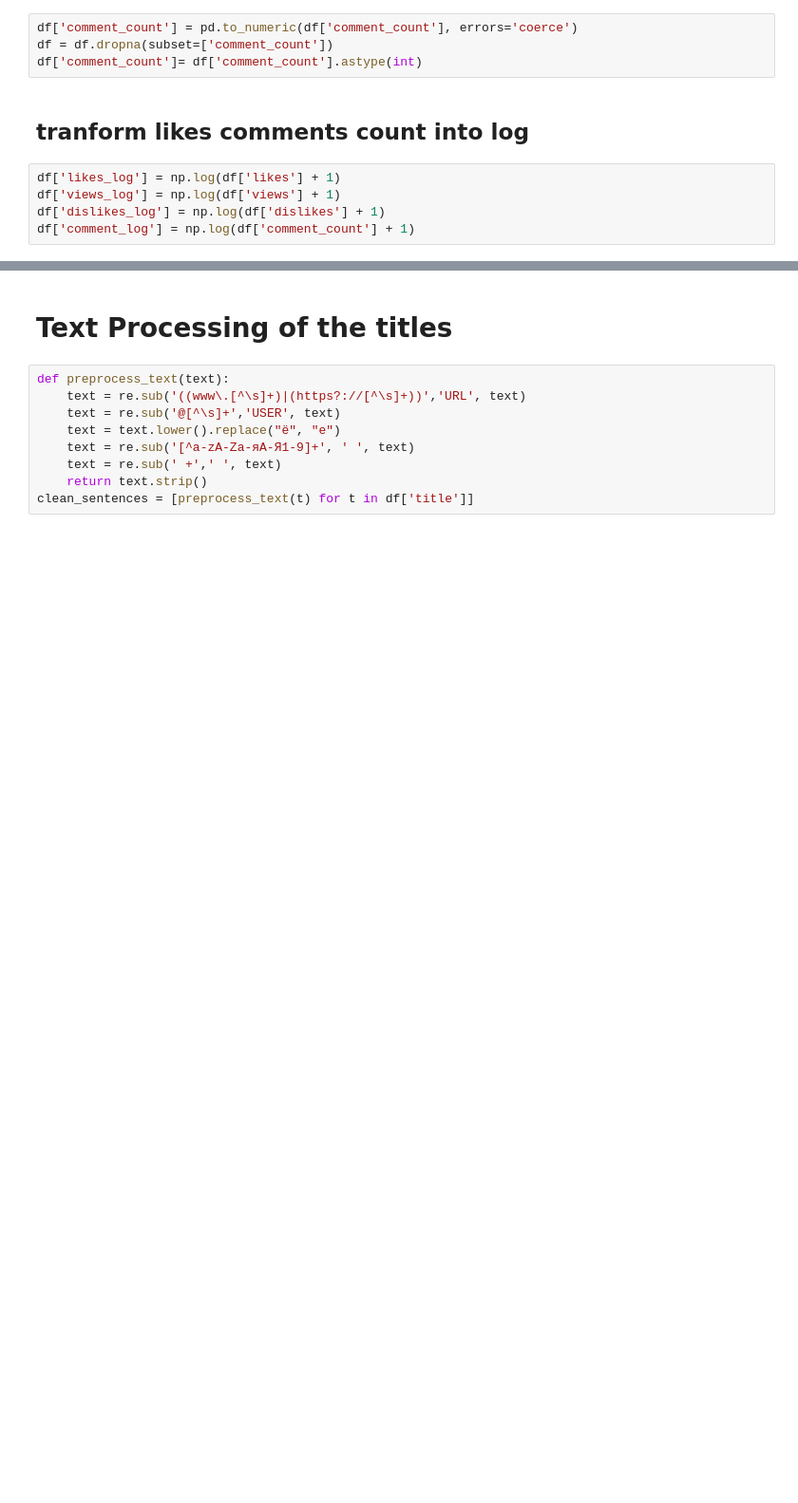
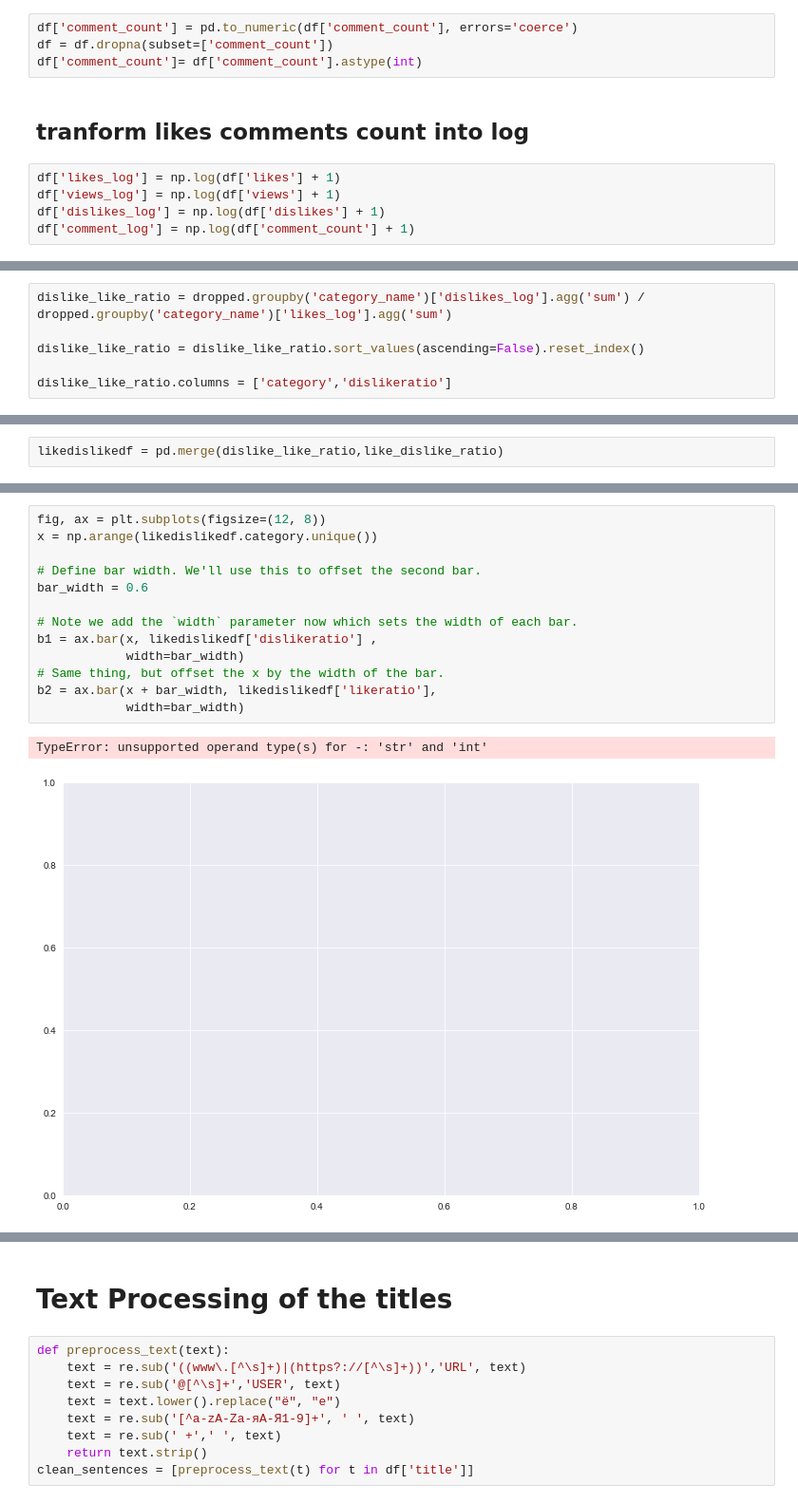
Before and after one commit to rockinhumingbird/Mod5, a Jupyter notebook: EDA and feature engineering of the title.ipynb, the cells around one changed output, grey strips where cells are left out. Shown at 95% size. Drawn from its saved outputs; the diff is of its cells as text; blank space fills up the shorter version.

```diff
--- a/EDA and feature engineering of the title.ipynb
+++ b/EDA and feature engineering of the title.ipynb
@@ -187,0 +263,6 @@ plt.show()
+# %%
+dislike_like_ratio = dropped.groupby('category_name')['dislikes_log'].agg('sum') / dropped.groupby('category_name')['likes_log'].agg('sum')
+
+dislike_like_ratio = dislike_like_ratio.sort_values(ascending=False).reset_index()
+
+dislike_like_ratio.columns = ['category','dislikeratio']
@@ -187,0 +280,2 @@ plt.show()
+# %%
+likedislikedf = pd.merge(dislike_like_ratio,like_dislike_ratio)
@@ -187,0 +294,16 @@ plt.show()
+# %%
+fig, ax = plt.subplots(figsize=(12, 8))
+x = np.arange(likedislikedf.category.unique())
+
+# Define bar width. We'll use this to offset the second bar.
+bar_width = 0.6
+
+# Note we add the `width` parameter now which sets the width of each bar.
+b1 = ax.bar(x, likedislikedf['dislikeratio'] ,
+            width=bar_width)
+# Same thing, but offset the x by the width of the bar.
+b2 = ax.bar(x + bar_width, likedislikedf['likeratio'],
+            width=bar_width)
+# %% [output]
+TypeError: unsupported operand type(s) for -: 'str' and 'int'
+[figure, added]
```
Also changed, not shown: parts of 56 cells of this notebook, 11 other files.
